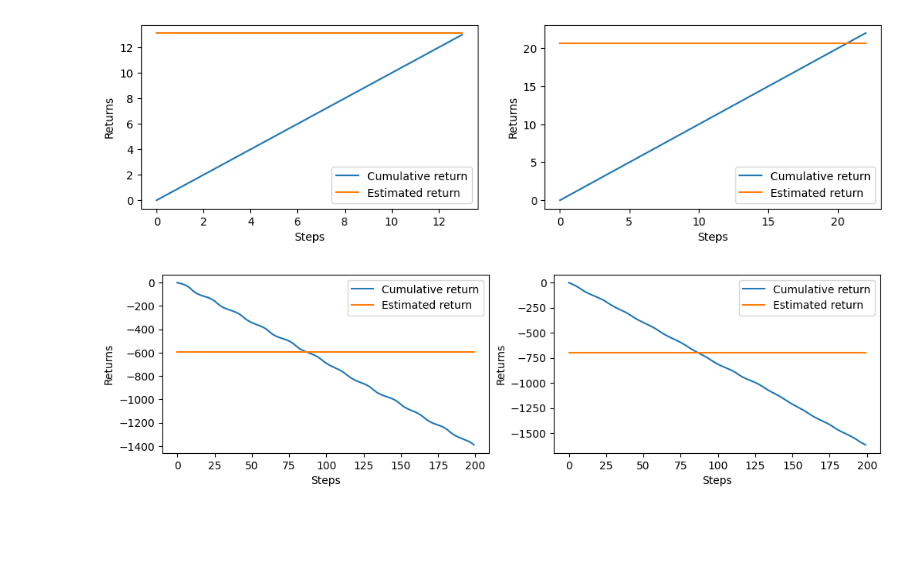
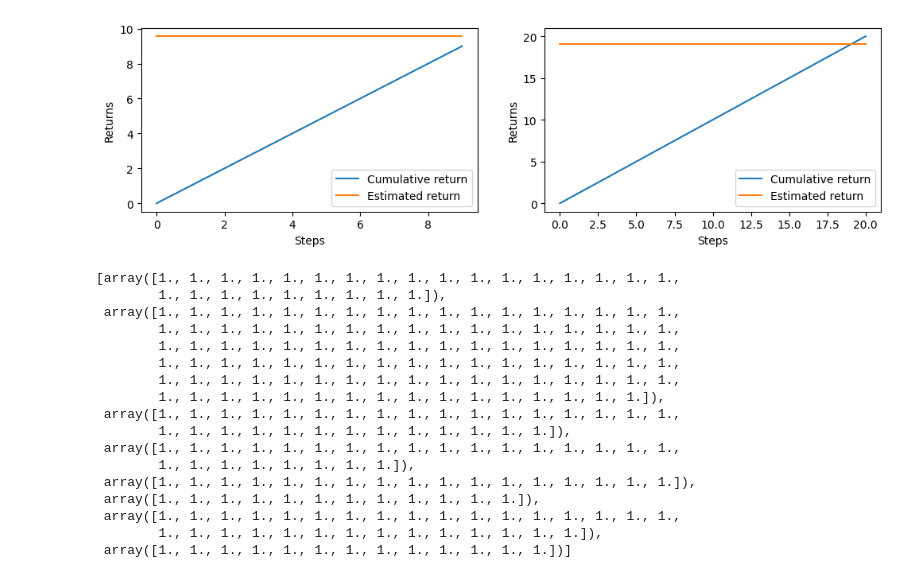
Before and after one commit to sebatinoco/T3_PolicyGradients, a Jupyter notebook: test.ipynb, the cells around one changed output. Saved outputs shown, nothing was run; the diff lists cells and outputs as text; code cells hidden in the pictures; blank space fills up the shorter version.

Commit message:
added plots for all experiments

```diff
--- a/test.ipynb
+++ b/test.ipynb
@@ -72,8 +73,8 @@ def perform_single_rollout(env, agent, episode_nb, render=False):
             return obs, acs, rws
 
 
-env = gym.make('Pendulum-v1')
-#env = gym.make('CartPole-v1')
+#env = gym.make('Pendulum-v1')
+env = gym.make('CartPole-v1')
 continuous_control = isinstance(env.action_space, gym.spaces.Box)
 dim_states = env.observation_space.shape[0]
 dim_actions = env.action_space.shape[0] if continuous_control else env.action_space.n
@@ -231,7 +231,9 @@ from train_agent import perform_single_rollout, sample_rollouts
 
 if __name__ == '__main__':
 
-    environments = ['CartPole-v1', 'Pendulum-v1']
+    environments = ['CartPole-v1',
+                    #'Pendulum-v1',
+                    ]
     for environment in environments:
 
         for _ in range(10):
@@ -240,35 +242,34 @@ if __name__ == '__main__':
             dim_states = env.observation_space.shape[0]
             continuous_control = isinstance(env.action_space, gym.spaces.Box)
             dim_actions = env.action_space.shape[0] if continuous_control else env.action_space.n
 
             policy_gradients_agent = PolicyGradients(dim_states=dim_states,
                                                     dim_actions=dim_actions,
                                                     continuous_control=continuous_control,
                                                     lr = 5e-3,
                                                     gamma = .99,
                                                     )
 
             # test for perform_single_rollout
             single_rollout = perform_single_rollout(env = env, agent = policy_gradients_agent, episode_nb = 1)
 
             # test for sample_rollouts
             sampled_rollouts = sample_rollouts(env = env, agent = policy_gradients_agent, training_iter = 1, min_batch_steps = 250)
             sampled_rew = [sampled_rollouts[i][2] for i in range(len(sampled_rollouts))]
 
             # test for estimated_returns
             #estimated_returns = policy_gradients_agent.estimate_returns(sampled_rew)
 
             if _ == 0:
 
                 sampled_rew = [list(perform_single_rollout(env = env, agent = policy_gradients_agent, episode_nb = 1)[2]) for _ in range(2)]
                 returns = policy_gradients_agent.estimate_returns(sampled_rew)
 
                 plot_test(sampled_rew, returns, environment = environment)
 
             # plot
 # %% [output]
-[figure, old version]
+[figure, new version]
-[figure, removed]
 # %%
 import matplotlib.pyplot as plt
 
@@ -291,6 +292,26 @@ def plot_test(sampled_rew, returns, environment):
     plt.savefig(f'figures/test_experiments/returns_{environment}.pdf')
     plt.show()
     plt.close()
+# %%
+sampled_rew
+# %% [output]
+[array([1., 1., 1., 1., 1., 1., 1., 1., 1., 1., 1., 1., 1., 1., 1., 1., 1.,
+        1., 1., 1., 1., 1., 1., 1., 1., 1.]),
+ array([1., 1., 1., 1., 1., 1., 1., 1., 1., 1., 1., 1., 1., 1., 1., 1., 1.,
+        1., 1., 1., 1., 1., 1., 1., 1., 1., 1., 1., 1., 1., 1., 1., 1., 1.,
+        1., 1., 1., 1., 1., 1., 1., 1., 1., 1., 1., 1., 1., 1., 1., 1., 1.,
+        1., 1., 1., 1., 1., 1., 1., 1., 1., 1., 1., 1., 1., 1., 1., 1., 1.,
+        1., 1., 1., 1., 1., 1., 1., 1., 1., 1., 1., 1., 1., 1., 1., 1., 1.,
+        1., 1., 1., 1., 1., 1., 1., 1., 1., 1., 1., 1., 1., 1., 1., 1.]),
+ array([1., 1., 1., 1., 1., 1., 1., 1., 1., 1., 1., 1., 1., 1., 1., 1., 1.,
+        1., 1., 1., 1., 1., 1., 1., 1., 1., 1., 1., 1., 1.]),
+ array([1., 1., 1., 1., 1., 1., 1., 1., 1., 1., 1., 1., 1., 1., 1., 1., 1.,
+        1., 1., 1., 1., 1., 1., 1., 1.]),
+ array([1., 1., 1., 1., 1., 1., 1., 1., 1., 1., 1., 1., 1., 1., 1., 1., 1.]),
+ array([1., 1., 1., 1., 1., 1., 1., 1., 1., 1., 1., 1.]),
+ array([1., 1., 1., 1., 1., 1., 1., 1., 1., 1., 1., 1., 1., 1., 1., 1., 1.,
+        1., 1., 1., 1., 1., 1., 1., 1., 1., 1., 1., 1., 1., 1.]),
+ array([1., 1., 1., 1., 1., 1., 1., 1., 1., 1., 1., 1., 1.])]
 # %%
 sampled_rew = [list(perform_single_rollout(env = env, agent = policy_gradients_agent, episode_nb = 1)[2]) for _ in range(2)]
 returns = policy_gradients_agent.estimate_returns(sampled_rew)
```
Also changed, not shown: parts of 7 cells of this notebook.
